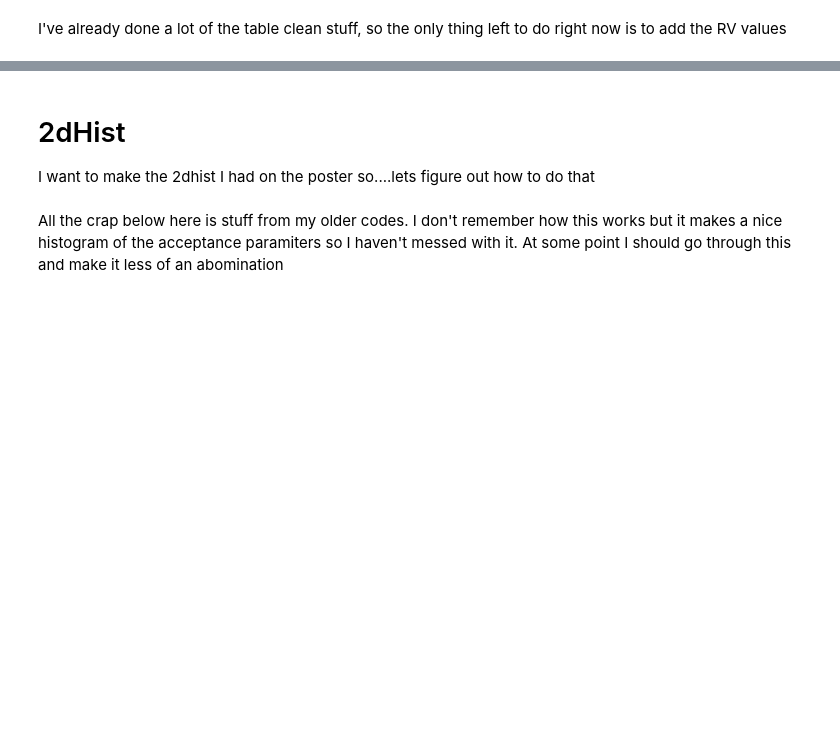
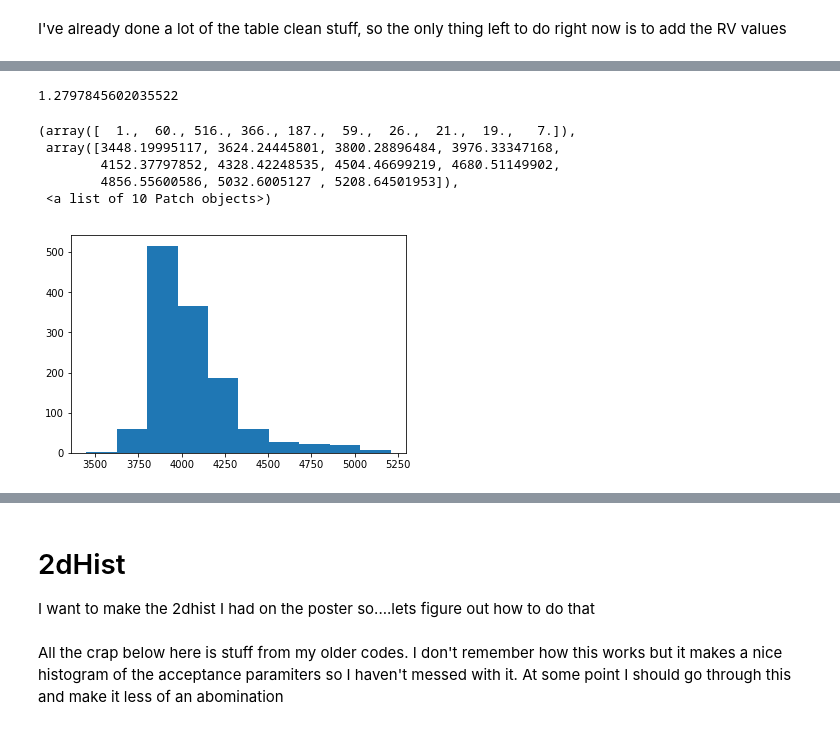
Before and after one commit to CodyDBrown/Binary-Search, a Jupyter notebook: Stuff with graphs.ipynb, the cells around one changed output, grey strips where cells are left out. Drawn from its saved outputs; the diff is of its cells as text; code cells hidden in the pictures; blank space fills up the shorter version.

```diff
--- a/Stuff with graphs.ipynb
+++ b/Stuff with graphs.ipynb
@@ -122,0 +18,5 @@ plt.show()
+# %%
+
+%run Binary_Data_Clean2.py
+Tables = Binary_Data_Clean2('/home/cody/Binary Search/2nd_Data_Set/mc_rgb_nocuts.fits','/home/cody/Binary Search/2nd_Data_Set/allVisit-t9-l31c-58247.mc.fits',
+                          '/home/cody/Binary Search/parsec_decamsdss_all.fits.gz')
@@ -122,0 +25,4 @@ plt.show()
+# %%
+AllAvg, AllVis, ISO = Tables.get_data()
+AllVis = Tables.cuts(AllVis)
+AllAvg = Tables.nvisits_cut(AllAvg,5)
@@ -122,0 +31,4 @@ plt.show()
+# %%
+AAS_RG_ISO = Tables.iso_fit(AAS_RG, ISO, limit=0.005)
+# %%
+AAS_RV = Tables.rv_table_add(AAS_RG_ISO, AllVis)
@@ -122,0 +58,13 @@ plt.show()
+# %%
+AAS_RV['ISO_MEANM'][0]
+# %% [output]
+1.2797845602035522
+# %%
+plt.hist(AAS_RV['TEFF'])
+# %% [output]
+(array([  1.,  60., 516., 366., 187.,  59.,  26.,  21.,  19.,   7.]),
+ array([3448.19995117, 3624.24445801, 3800.28896484, 3976.33347168,
+        4152.37797852, 4328.42248535, 4504.46699219, 4680.51149902,
+        4856.55600586, 5032.6005127 , 5208.64501953]),
+ <a list of 10 Patch objects>)
+[figure, added]
```
Also changed, not shown: parts of 58 cells of this notebook, 1 other file.
